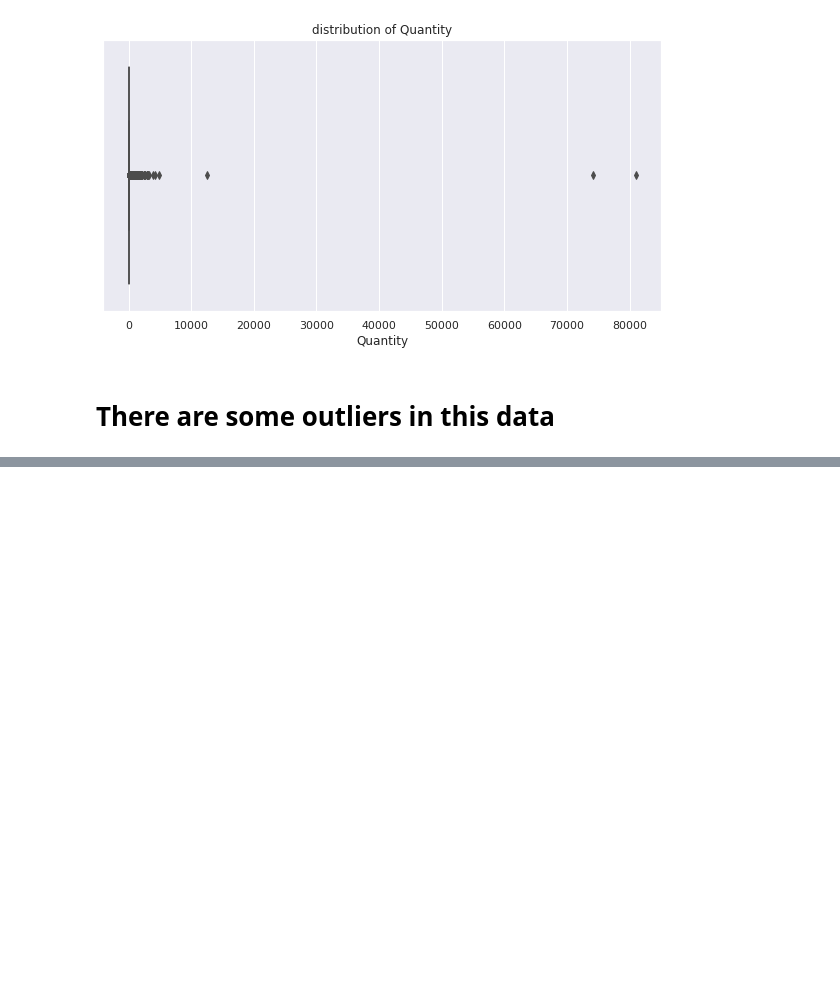
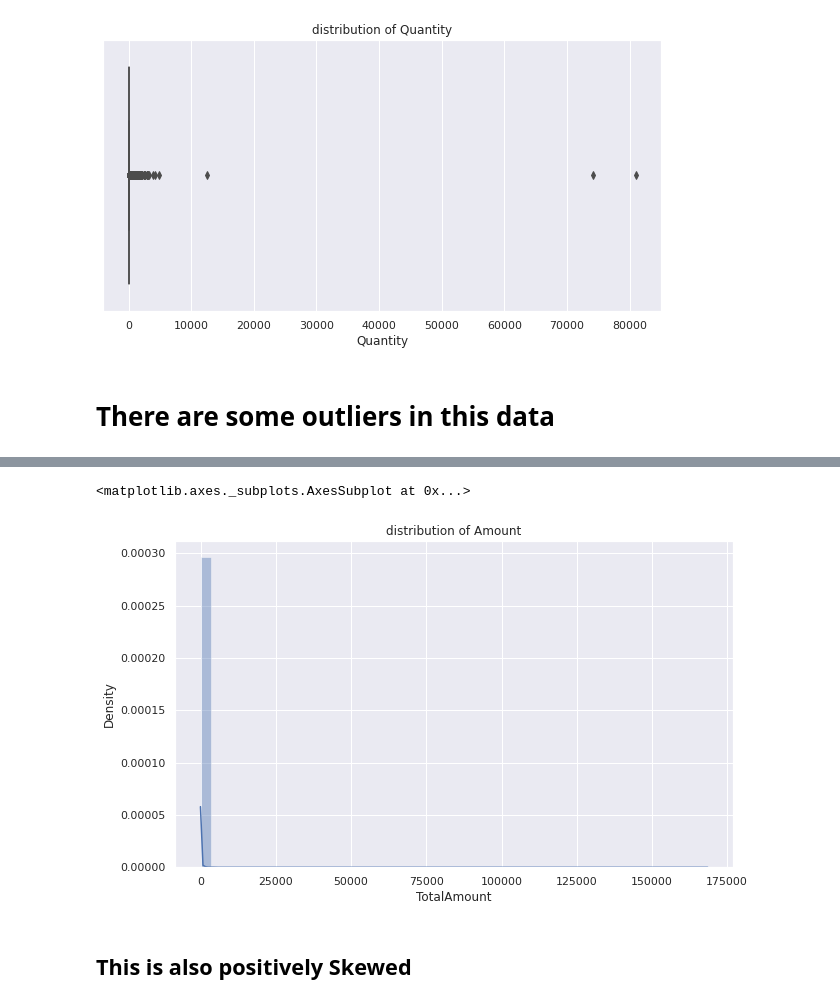
Before and after one commit to anasjy/Online-Retail-Customer-Segmentation, a Jupyter notebook: Online_Retail_Customer_Segmentation_Capstone_Project.ipynb, the cells around one changed output, grey strips where cells are left out. Saved outputs shown, nothing was run; the diff lists cells and outputs as text; code cells hidden in the pictures; blank space fills up the shorter version.

```diff
--- a/Online_Retail_Customer_Segmentation_Capstone_Project.ipynb
+++ b/Online_Retail_Customer_Segmentation_Capstone_Project.ipynb
@@ -370,0 +458,2 @@ sns.boxplot(dfcs['Quantity'],color="B")
+# %%
+dfcs['Day']=dfcs['InvoiceDate'].dt.day_name()
@@ -370,0 +462,7 @@ sns.boxplot(dfcs['Quantity'],color="B")
+# %%
+# Creating new columns
+dfcs["year"] = dfcs["InvoiceDate"].apply(lambda x: x.year)
+dfcs["month_num"] = dfcs["InvoiceDate"].apply(lambda x: x.month)
+dfcs["day_num"] = dfcs["InvoiceDate"].apply(lambda x: x.day)
+dfcs["hour"] = dfcs["InvoiceDate"].apply(lambda x: x.hour)
+dfcs["minute"] = dfcs["InvoiceDate"].apply(lambda x: x.minute)
@@ -370,0 +480,6 @@ sns.boxplot(dfcs['Quantity'],color="B")
+# %%
+# Creating a new column named total amount = quantity * Unitprice
+dfcs['TotalAmount']=dfcs['Quantity']*dfcs['UnitPrice']
+# %%
+# Creating mounth name column
+dfcs['Month']=dfcs['InvoiceDate'].dt.month_name()
@@ -370,0 +495,9 @@ sns.boxplot(dfcs['Quantity'],color="B")
+# %%
+plt.figure(figsize=(10,6))
+plt.title('distribution of Amount')
+sns.distplot(dfcs['TotalAmount'],color="B")
+# %% [output]
+<matplotlib.axes._subplots.AxesSubplot at 0x...>
+[figure, added]
+# %% [markdown]
+## This is also positively Skewed
```
Also changed, not shown: parts of 58 cells of this notebook.
